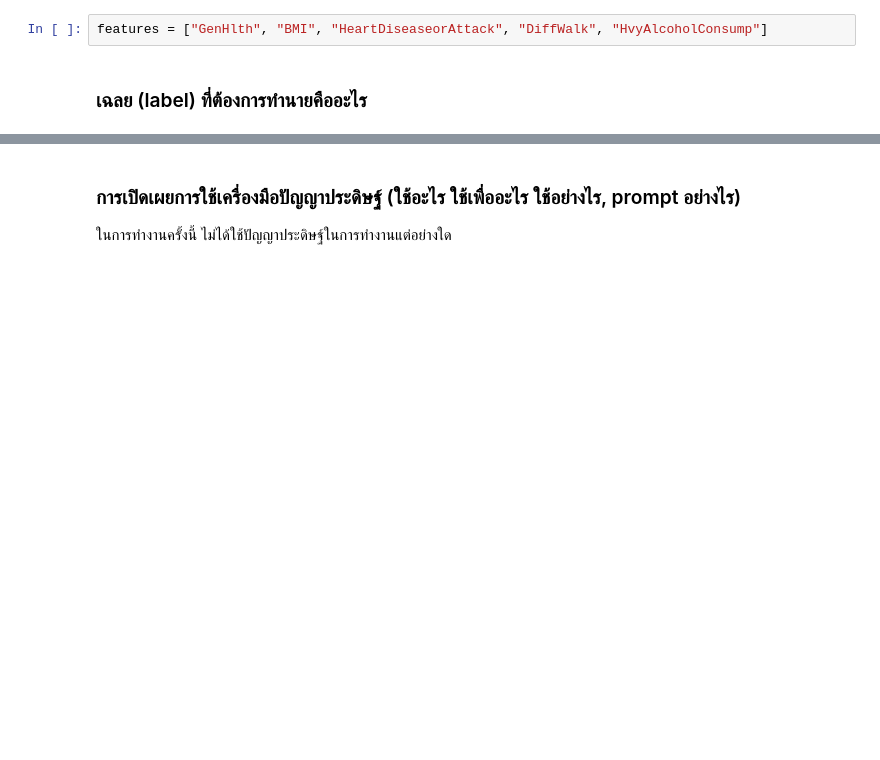
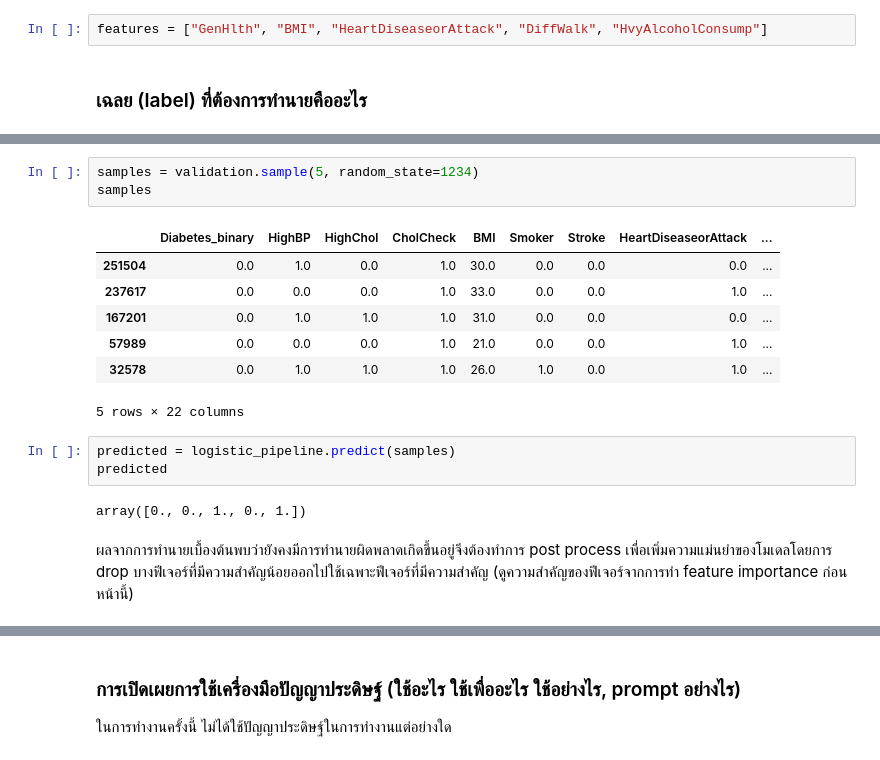
Before and after one commit to thg1rb/MLS-model-dev, a Jupyter notebook: diabetes.ipynb, the cells around one changed output, grey strips where cells are left out. Cells and saved outputs as stored; diff of their text form; blank space fills up the shorter version.

```diff
--- a/diabetes.ipynb
+++ b/diabetes.ipynb
@@ -243,0 +360,18 @@ for i in diabetes.Diabetes_binary.unique().astype(int):
+# %%
+samples = validation.sample(5, random_state=1234)
+samples
+# %% [output]
+|  | Diabetes_binary | HighBP | HighChol | CholCheck | BMI | Smoker | Stroke | HeartDiseaseorAttack | ... |
+| 251504 | 0.0 | 1.0 | 0.0 | 1.0 | 30.0 | 0.0 | 0.0 | 0.0 | ... |
+| 237617 | 0.0 | 0.0 | 0.0 | 1.0 | 33.0 | 0.0 | 0.0 | 1.0 | ... |
+| 167201 | 0.0 | 1.0 | 1.0 | 1.0 | 31.0 | 0.0 | 0.0 | 0.0 | ... |
+| 57989 | 0.0 | 0.0 | 0.0 | 1.0 | 21.0 | 0.0 | 0.0 | 1.0 | ... |
+| 32578 | 0.0 | 1.0 | 1.0 | 1.0 | 26.0 | 1.0 | 0.0 | 1.0 | ... |
+5 rows × 22 columns
+# %%
+predicted = logistic_pipeline.predict(samples)
+predicted
+# %% [output]
+array([0., 0., 1., 0., 1.])
+# %% [markdown]
+ผลจากการทำนายเบื้องต้นพบว่ายังคงมีการทำนายผิดพลาดเกิดขึ้นอยู่จึงต้องทำการ post process เพื่อเพิ่มความแม่นยำของโมเดลโดยการ drop บางฟีเจอร์ที่มีความสำคัญน้อยออกไปใช้เฉพาะฟีเจอร์ที่มีความสำคัญ (ดูความสำคัญของฟีเจอร์จากการทำ feature importance ก่อนหน้านี้)
```
Also changed, not shown: parts of 16 cells of this notebook.
